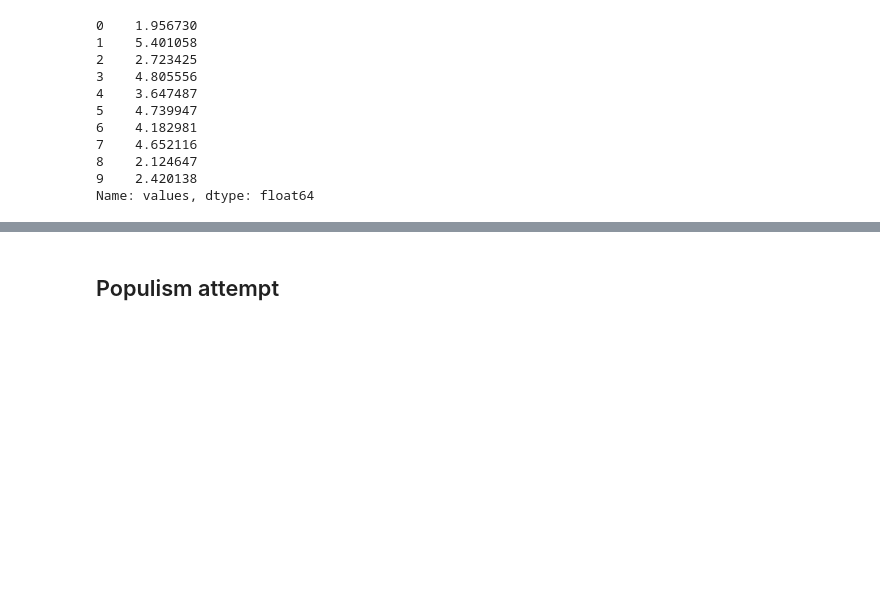
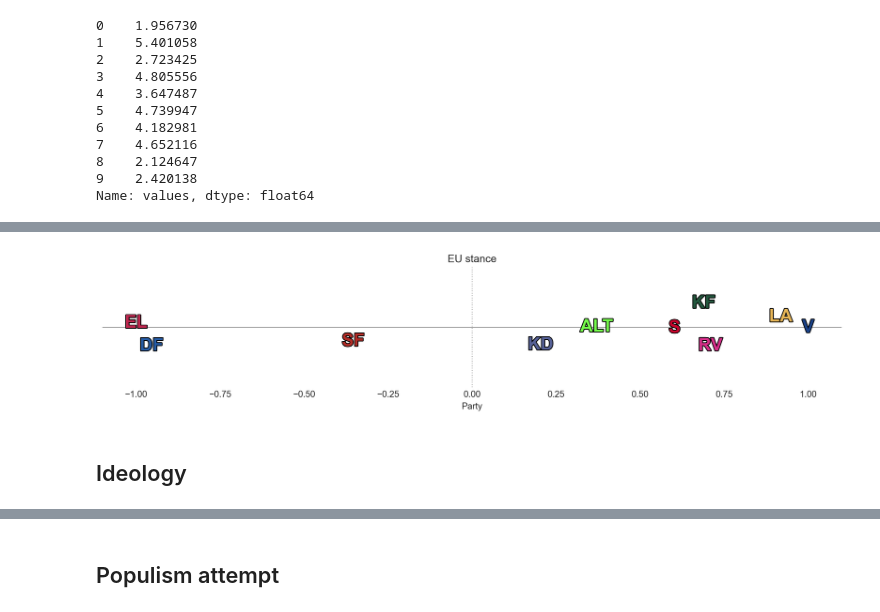
Before and after one commit to paride92/GeneralisedPoliticalScaling, a Jupyter notebook: expert_validation.ipynb, the cells around one changed output, grey strips where cells are left out. Saved outputs shown, nothing was run; the diff lists cells and outputs as text; code cells hidden in the pictures; blank space fills up the shorter version.

```diff
--- a/expert_validation.ipynb
+++ b/expert_validation.ipynb
@@ -146,0 +157,6 @@ plot_dot(df_val, col = 'values', title = 'Value dimension', xlabel = 'Party', co
+# %%
+plot_dot(df_val, col = 'PG_eu_anti_pro', title = 'EU stance', xlabel = 'Party', color = 'color', jitter=True)
+# %% [output]
+[figure, added]
+# %% [markdown]
+## Ideology
```
Also changed, not shown: parts of 10 cells of this notebook, 14 other files.
